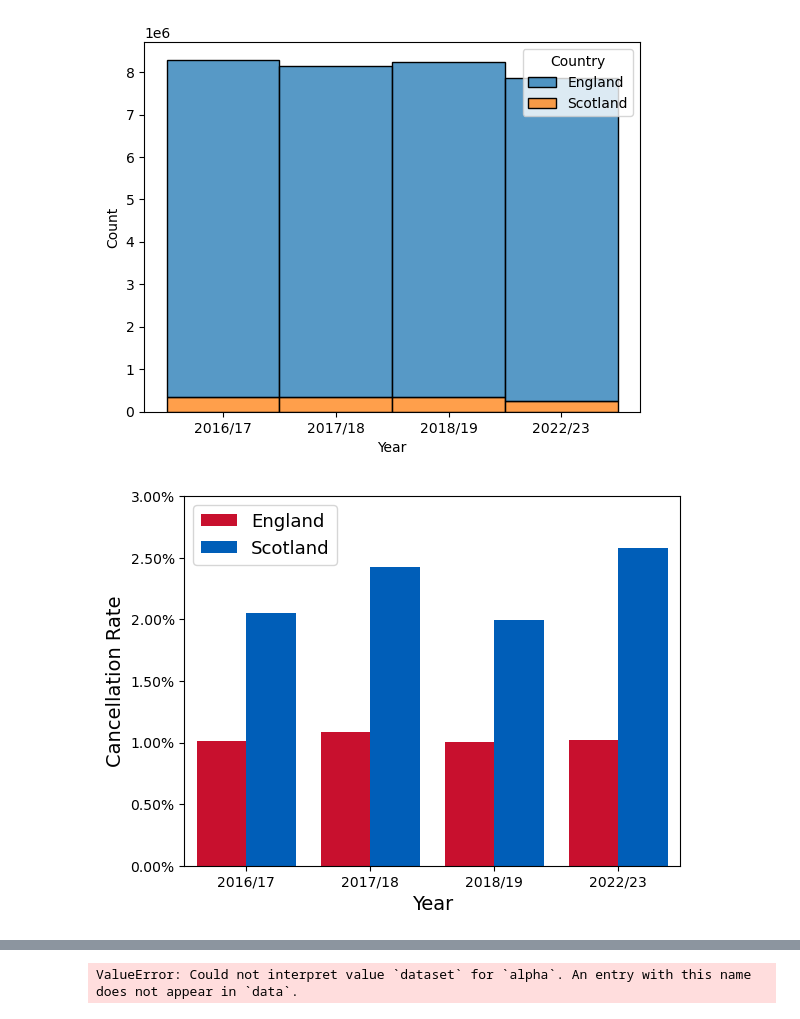
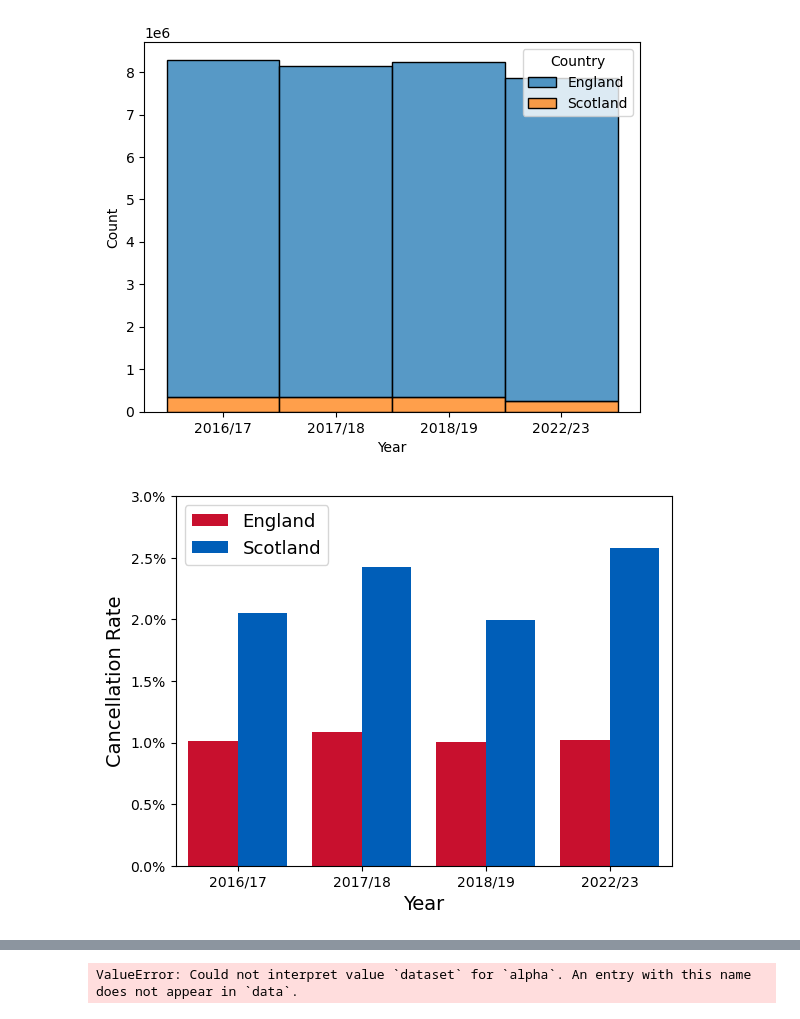
Before and after one commit to brianej/fdscw3, a Jupyter notebook: q5.ipynb, the cells around one changed output, grey strips where cells are left out. Drawn from its saved outputs; the diff is of its cells as text; code cells hidden in the pictures.

```diff
--- a/q5.ipynb
+++ b/q5.ipynb
@@ -347,25 +347,25 @@ sns.histplot(
 # %%
 fig, ax = plt.subplots()
 sns.barplot(
     data=concatenated,
     x="Year",
     y= "Percentage of Cancellations",
     hue="Country",
     palette=['#C8102E', '#005EB8'],
     saturation=1)
 
-fmt = '%.2f%%' # Format you want the ticks, e.g. '40%'
+fmt = '%.1f%%' # Format you want the ticks, e.g. '40%'
 yticks = mtick.FormatStrFormatter(fmt)
 ax.yaxis.set_major_formatter(yticks)
 ax.set_ylabel("Cancellation Rate")
 ax.set_ylim([0, 3])
 plt.xlabel("Year", fontsize=14)
 plt.ylabel("Cancellation Rate", fontsize=14)
 plt.legend(loc='best', fontsize=13, markerscale=1.1)
 
 plt.savefig('figure6.pdf')
 # %% [output]
-[figure, old version]
+[figure, new version]
 # %%
 f = plt.figure()
 p = so.Plot(concatenated, "Year","Percentage of Cancellations" ,color="Country").add(so.Bar(alpha=1), so.Dodge()).label(x="Year", y="Cancellation Rate", color="").scale(
```
Also changed, not shown: parts of 2 cells of this notebook, 2 other files.
